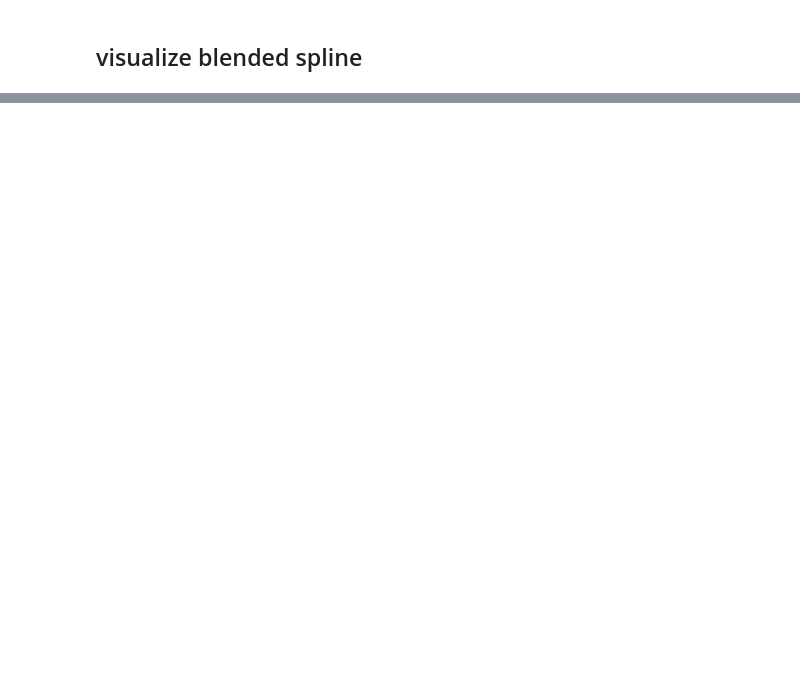
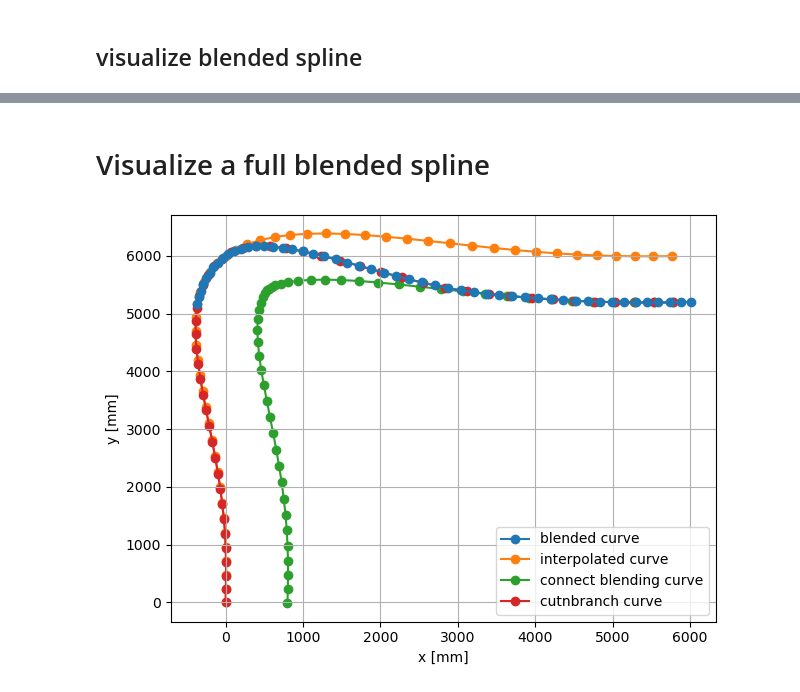
Before and after one commit to TinoKruegerBasjmeleh/rack-spline-lib, a Jupyter notebook: examples/TestVisual_examples.ipynb, the cells around one changed output, grey strips where cells are left out. Cells and saved outputs as stored; diff of their text form; code cells hidden in the pictures; blank space fills up the shorter version.

```diff
--- a/examples/TestVisual_examples.ipynb
+++ b/examples/TestVisual_examples.ipynb
@@ -254,0 +266,32 @@ if(isFile):
+# %% [markdown]
+# Visualize a full blended spline
+# %%
+path_f_bs = './blendedfullcurve_points.txt'
+path_f_os = './offcurve_points.txt'
+path_f_is = './intercurve_points.txt'
+path_f_cu = './cutnbranch_points.txt'
+
+fig, (ax1) = plt.subplots(nrows=1,ncols=1)
+
+isFile = os.path.isfile(path_f_bs)
+if(isFile):
+    x,   y, angle = np.loadtxt(path_f_bs,unpack=True)
+    xo, yo, angle_o = np.loadtxt(path_f_os,unpack=True)
+    xp, yp, angle_p = np.loadtxt(path_f_is,unpack=True)
+    xc, yc, angle_c = np.loadtxt(path_f_cu,unpack=True)
+
+    #make point plot
+    ax1.plot(x, y, 'o-', label="blended curve",  zorder=2)
+    ax1.plot(xp, yp, 'o-', label="interpolated curve",  zorder=1)
+    ax1.plot(xo, yo, 'o-', label="connect blending curve",  zorder=1)
+    ax1.plot(xc, yc, 'o-', label="cutnbranch curve",  zorder=1)
+    ax1.set_xlabel('x [mm]')
+    ax1.set_ylabel('y [mm]')
+    ax1.legend()
+    ax1.grid()
+
+
+    plt.tight_layout()
+    plt.show()
+# %% [output]
+[figure, added]
```
Also changed, not shown: parts of 6 cells of this notebook, 3 other files.
